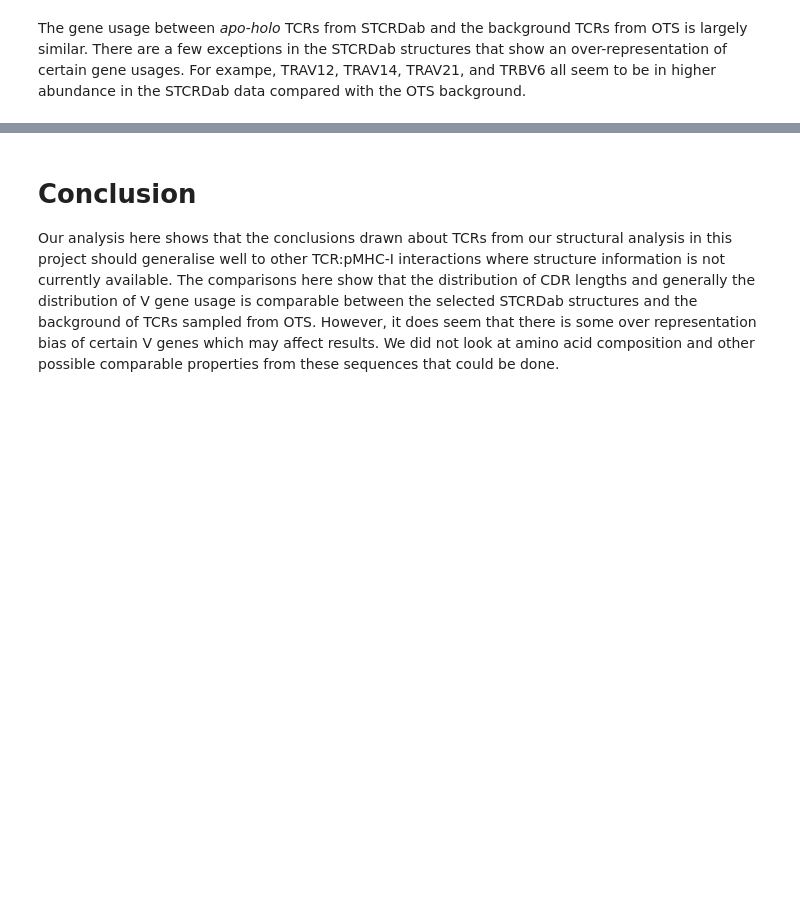
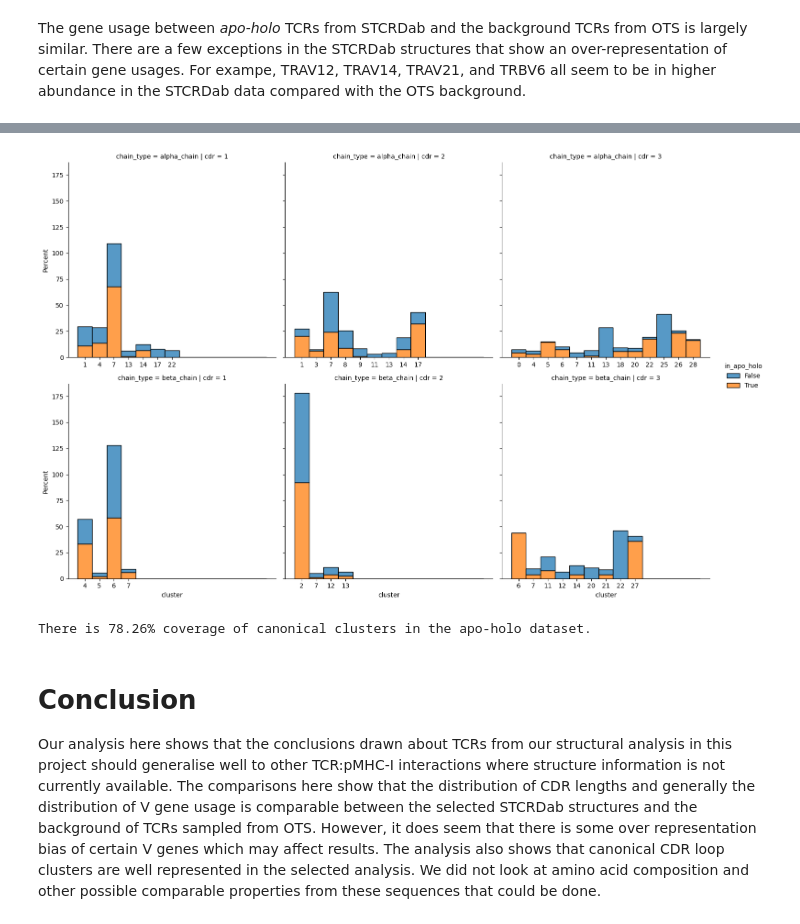
Before and after one commit to benjiemc/tcr-pmhc-interface-analysis, a Jupyter notebook: notebooks/Ascertaining_the_generalisability_of_the_structure_data.ipynb, the cells around one changed output, grey strips where cells are left out. Drawn from its saved outputs; the diff is of its cells as text; code cells hidden in the pictures; blank space fills up the shorter version.

Commit message:
Add analysis looking at the coverage of canonical clusters in the dataset

```diff
--- a/notebooks/Ascertaining_the_generalisability_of_the_structure_data.ipynb
+++ b/notebooks/Ascertaining_the_generalisability_of_the_structure_data.ipynb
@@ -489,0 +492,3 @@ For exampe, TRAV12, TRAV14, TRAV21, and TRBV6 all seem to be in higher abundance
+# %%
+cdr_clusters = pd.read_csv('../data/processed/stcrdab_clusters.csv')
+cdr_clusters
@@ -490,7 +509,38 @@ For exampe, TRAV12, TRAV14, TRAV21, and TRBV6 all seem to be in higher abundance
+# %%
+cdr_clusters[['pdb_id', 'chains']] = cdr_clusters['name'].str.split('_').apply(pd.Series)
+cdr_clusters[['alpha_chain', 'beta_chain']] = cdr_clusters['chains'].apply(list).apply(pd.Series)
+# %%
+common_columns = ['pdb_id', 'alpha_chain', 'beta_chain']
+apo_holo_index = pd.MultiIndex.from_frame(apo_holo_summary[common_columns])
+
+cdr_clusters['in_apo_holo'] = cdr_clusters[common_columns].apply(tuple, axis=1).isin(apo_holo_index)
+# %%
+canonical_cdr_clusters = cdr_clusters.query("cluster_type == 'canonical'").copy().reset_index(drop=True)
+canonical_cdr_clusters['cluster_num'] = canonical_cdr_clusters['cluster'].map(int)
+# %%
+sns.displot(canonical_cdr_clusters.sort_values('cluster_num'),
+            row='chain_type', col='cdr',
+            x='cluster',
+            hue='in_apo_holo', multiple='stack',
+            stat='percent', common_norm=False,
+            facet_kws=dict(sharex=False))
+
+plt.savefig('../report/figures/dataset_canonical_cluster_coverage.svg')
+# %% [output]
+[figure, added]
+# %%
+apo_holo_coverage = (canonical_cdr_clusters.groupby(['chain_type', 'cdr', 'cluster'])
+                                           .apply(lambda group: group['in_apo_holo'].any())
+                                           .value_counts(normalize=True) * 100)[True]
+
+print(f'There is {apo_holo_coverage:.2f}% coverage of canonical clusters in the apo-holo dataset.')
+# %% [output]
+There is 78.26% coverage of canonical clusters in the apo-holo dataset.
 # %% [markdown]
 # Conclusion
 
 Our analysis here shows that the conclusions drawn about TCRs from our structural analysis in this project should generalise well to other TCR:pMHC-I interactions where structure information is not currently available.
 The comparisons here show that the distribution of CDR lengths and generally the distribution of V gene usage is comparable between the selected STCRDab structures and the background of TCRs sampled from OTS.
 However, it does seem that there is some over representation bias of certain V genes which may affect results.
+The analysis also shows that canonical CDR loop clusters are well represented in the selected analysis.
 We did not look at amino acid composition and other possible comparable properties from these sequences that could be done.
```
Also changed, not shown: parts of 3 cells of this notebook.
